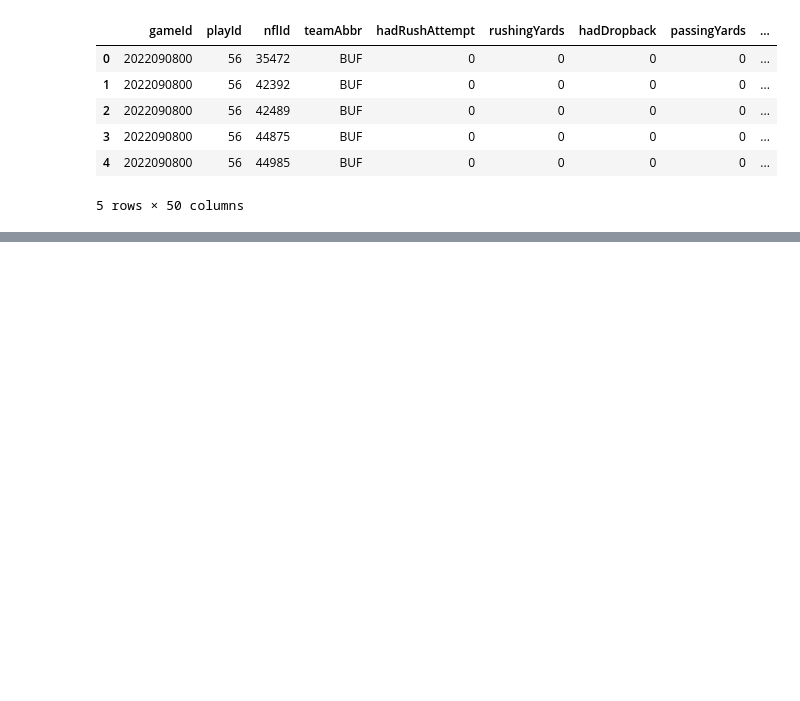
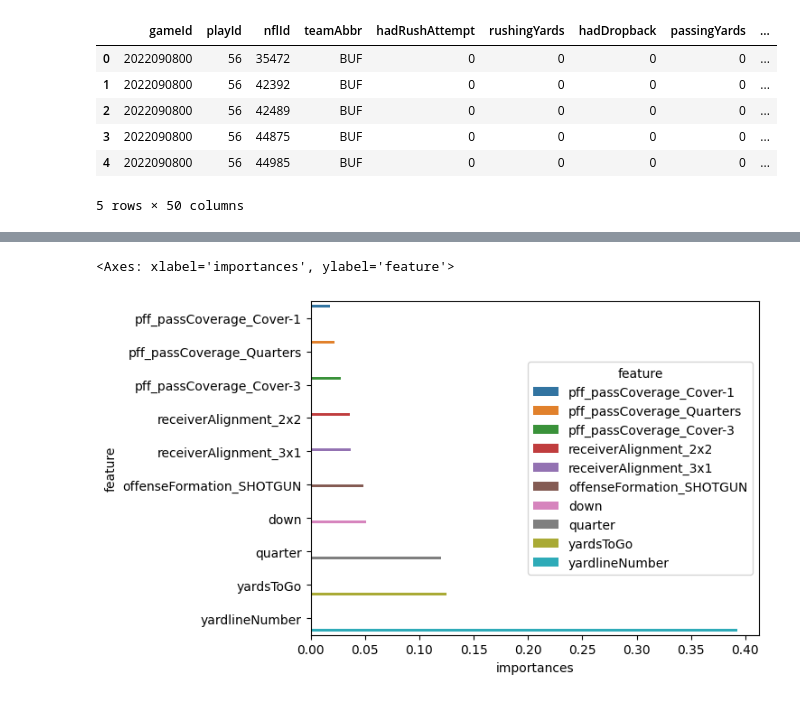
Before and after one commit to maxsossin/NFL-data-analysis-2025, a Jupyter notebook: nfl-data-analysis.ipynb, the cells around one changed output, grey strips where cells are left out. Saved outputs shown, nothing was run; the diff lists cells and outputs as text; code cells hidden in the pictures; blank space fills up the shorter version.

Commit message:
Kaggle Notebook | NFL data analysis | Version 8

```diff
--- a/nfl-data-analysis.ipynb
+++ b/nfl-data-analysis.ipynb
@@ -247,0 +121,8 @@ X_train.head()
+# %%
+importances = pipeline[1].feature_importances_
+feature_importance_df = (
+        pd.DataFrame({"feature": features, "importances": importances})
+        .sort_values("importances")
+        .tail(10)
+    )
+print(feature_importance_df)
@@ -247,0 +141,5 @@ X_train.head()
+# %%
+sns.barplot(feature_importance_df, x="importances", y="feature", hue="feature")
+# %% [output]
+<Axes: xlabel='importances', ylabel='feature'>
+[figure, added]
```
Also changed, not shown: parts of 31 cells of this notebook.
